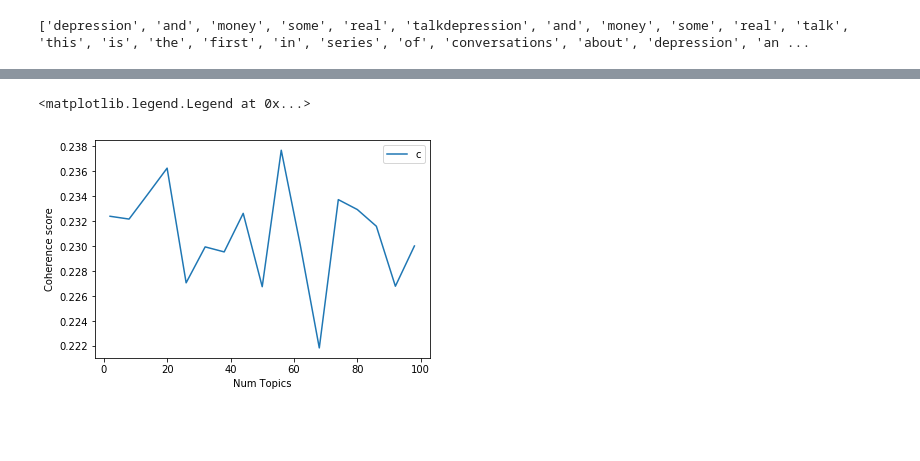
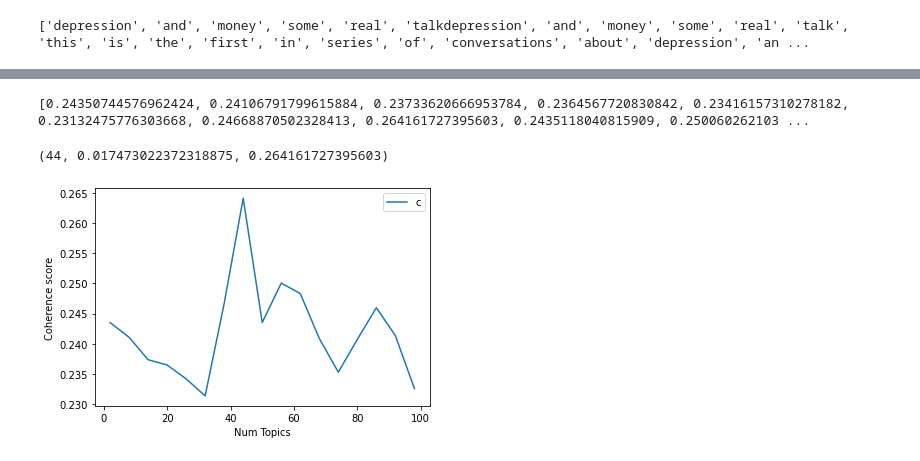
Before and after one commit to MoriZi/Topic_based_Gap_Analysis, a Jupyter notebook: Anxiety/Code/TopicModelingMedium/Topic_modelling_Medium2013.ipynb, the cells around one changed output, grey strips where cells are left out. Drawn from its saved outputs; the diff is of its cells as text; code cells hidden in the pictures; blank space fills up the shorter version.

```diff
--- a/Anxiety/Code/TopicModelingMedium/Topic_modelling_Medium2013.ipynb
+++ b/Anxiety/Code/TopicModelingMedium/Topic_modelling_Medium2013.ipynb
@@ -30,7 +30,7 @@ stop_words = stopwords.words('english')
 stop_words.extend(['from', 'subject', 're', 'edu', 'use'])
 # %%
 #Load Dataset
-df=pd.read_csv('/home/smriti/Desktop/NLP/MITACS/Anxiety/Data/CSV/Medium/medium_text_2013.csv')
+df=pd.read_csv('/Users/mahika.p/OneDrive - Cornell University/Anxiety/Topic_based_Gap_Analysis/Anxiety/Data/CSV/medium_text_2013.csv')
 #getting rid of NaN
 df=df.replace(np.nan, '', regex=True)
 #Combining title and text
@@ -109,7 +105,7 @@ data_words_bigrams = make_bigrams(data_words_nostops)
 
 # Initialize spacy 'en' model, keeping only tagger component (for efficiency)
 # python3 -m spacy download en
-nlp = spacy.load('en', disable=['parser', 'ner'])
+nlp = spacy.load("en_core_web_sm")
 
 # Do lemmatization keeping only noun, adj, vb, adv
 data_lemmatized = lemmatization(data_words_bigrams, allowed_postags=['NOUN', 'ADJ', 'VERB', 'ADV'])
@@ -130,7 +126,7 @@ corpus = [id2word.doc2bow(text) for text in texts]
 # Build LDA model
 lda_model = gensim.models.ldamodel.LdaModel(corpus=corpus,
                                            id2word=id2word,
-                                           num_topics=60,
+                                           num_topics=44,
                                            random_state=100,
                                            update_every=1,
                                            chunksize=100,
@@ -260,7 +256,7 @@ cloud = WordCloud(stopwords=stop_words,
                   background_color='white',
                   width=2500,
                   height=1800,
-                  max_words=10,
+                  max_words=20,
                   colormap='tab10',
                   color_func=lambda *args, **kwargs: cols[i],
                   prefer_horizontal=1.0)
@@ -319,11 +315,28 @@ model_list, coherence_values = compute_coherence_values(dictionary=id2word, corp
 # %%
 # Show graph
 limit=100; start=2; step=6;
 x = range(start, limit, step)
+print(coherence_values)
 plt.plot(x, coherence_values)
 plt.xlabel("Num Topics")
 plt.ylabel("Coherence score")
 plt.legend(("coherence_values"), loc='best')
+
+def differences(values, x):
+    """
+    Returns (optimal number of topics, largest jump, coherance value after jump)
+    Params:
+        values: list of coherance numbers,
+        x: num topics
+    """
+    max_diff = (0,0,0)
+    for i in range(1,len(values)):
+        if values[i]-values[i-1] > max_diff[1]:
+            max_diff = (x[i], values[i]-values[i-1], values[i])
+    return max_diff
+
+differences(coherence_values, x)
 # %% [output]
-<matplotlib.legend.Legend at 0x...>
+[0.24350744576962424, 0.24106791799615884, 0.23733620666953784, 0.2364567720830842, 0.23416157310278182, 0.23132475776303668, 0.24668870502328413, 0.264161727395603, 0.2435118040815909, 0.250060262103 ...
+(44, 0.017473022372318875, 0.264161727395603)
-[figure, old version]
+[figure, new version]
```
Also changed, not shown: parts of 10 cells of this notebook, 3 other files.
